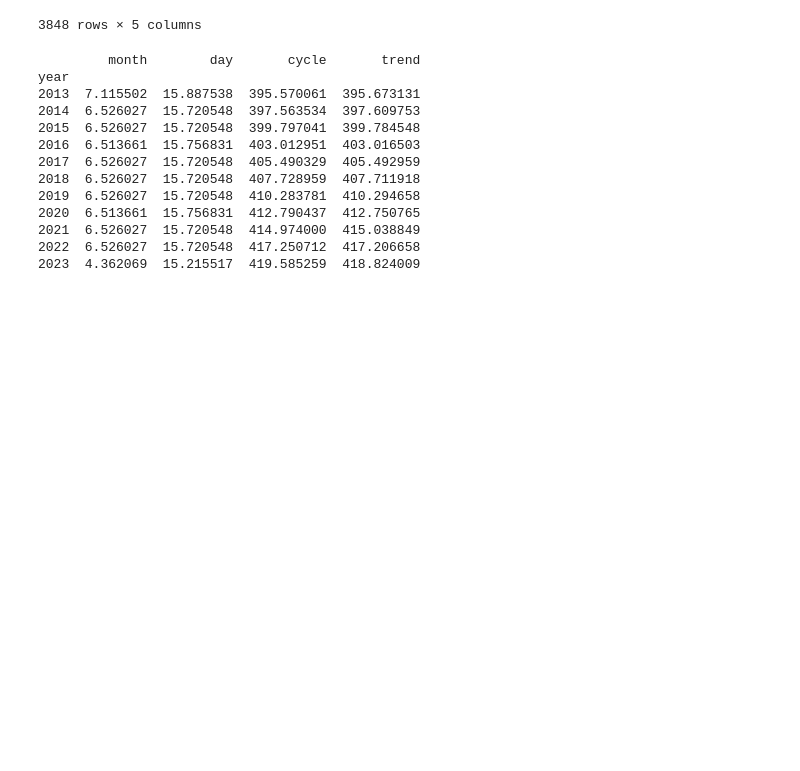
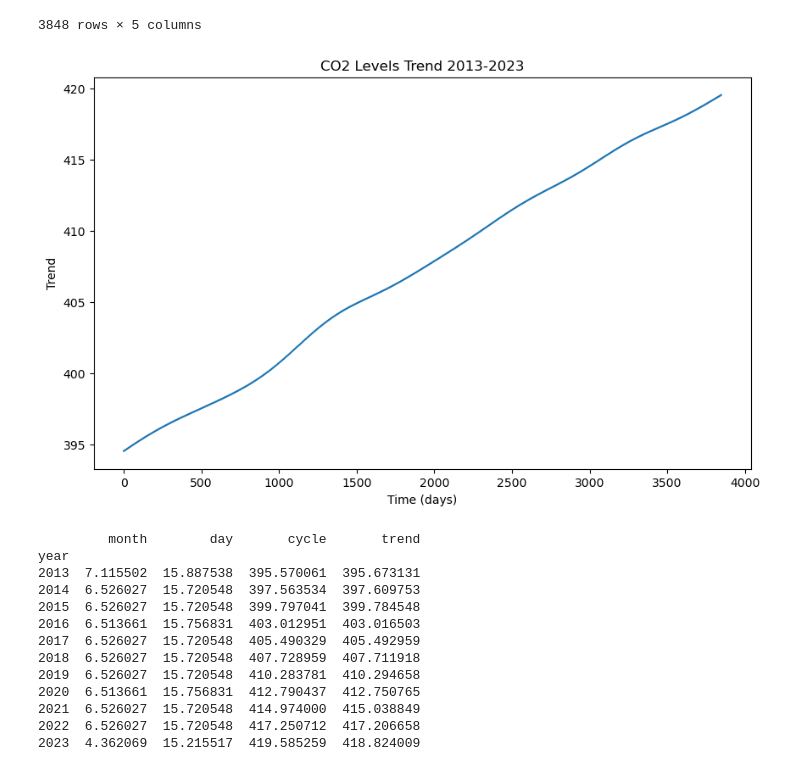
Before and after one commit to jdmandras/Project-3, a Jupyter notebook: Individual Workspaces/Natalia Lopez/Call for co2.ipynb, the cells around one changed output. Saved outputs shown, nothing was run; the diff lists cells and outputs as text; code cells hidden in the pictures; blank space fills up the shorter version.

```diff
--- a/Individual Workspaces/Natalia Lopez/Call for co2.ipynb
+++ b/Individual Workspaces/Natalia Lopez/Call for co2.ipynb
@@ -88,6 +88,17 @@ co2_data_frame
 | 3846 | 2023 | 8 | 19 | 415.63 | 419.55 |
 | 3847 | 2023 | 8 | 20 | 415.57 | 419.56 |
 3848 rows × 5 columns
+# %%
+# Plotting the trend by date
+co2_data_frame['trend'].plot(figsize=(10, 6))
+plt.title('CO2 Levels Trend 2013-2023')
+plt.xlabel('Time (days)')
+plt.ylabel('Trend')
+plot_file_path = 'co2byday_plot.png'
+plt.savefig(plot_file_path)
+plt.show()
+# %% [output]
+[figure, added]
 # %%
 # Group data by year and perform aggregation (e.g., calculate mean)
 co2_grouped_by_year = co2_data_frame.groupby('year').mean()
```
Also changed, not shown: 2 other files.
